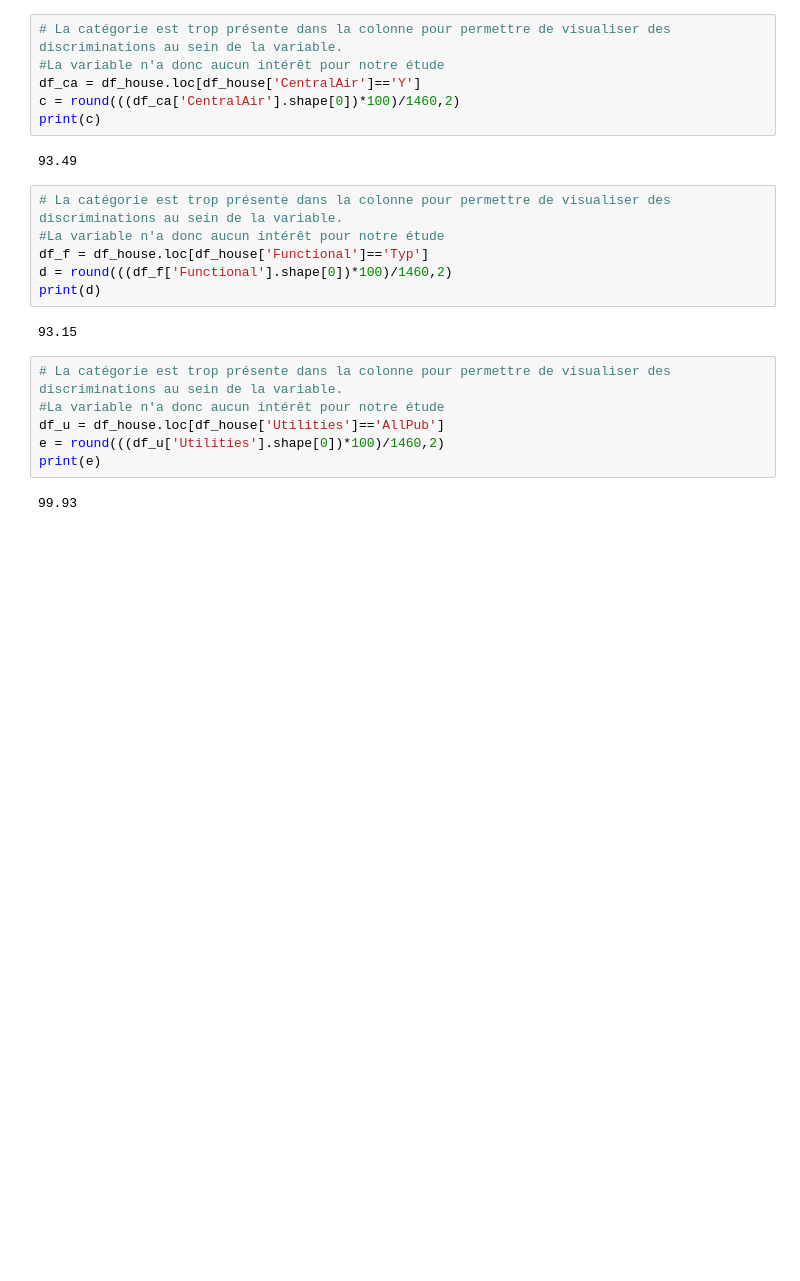
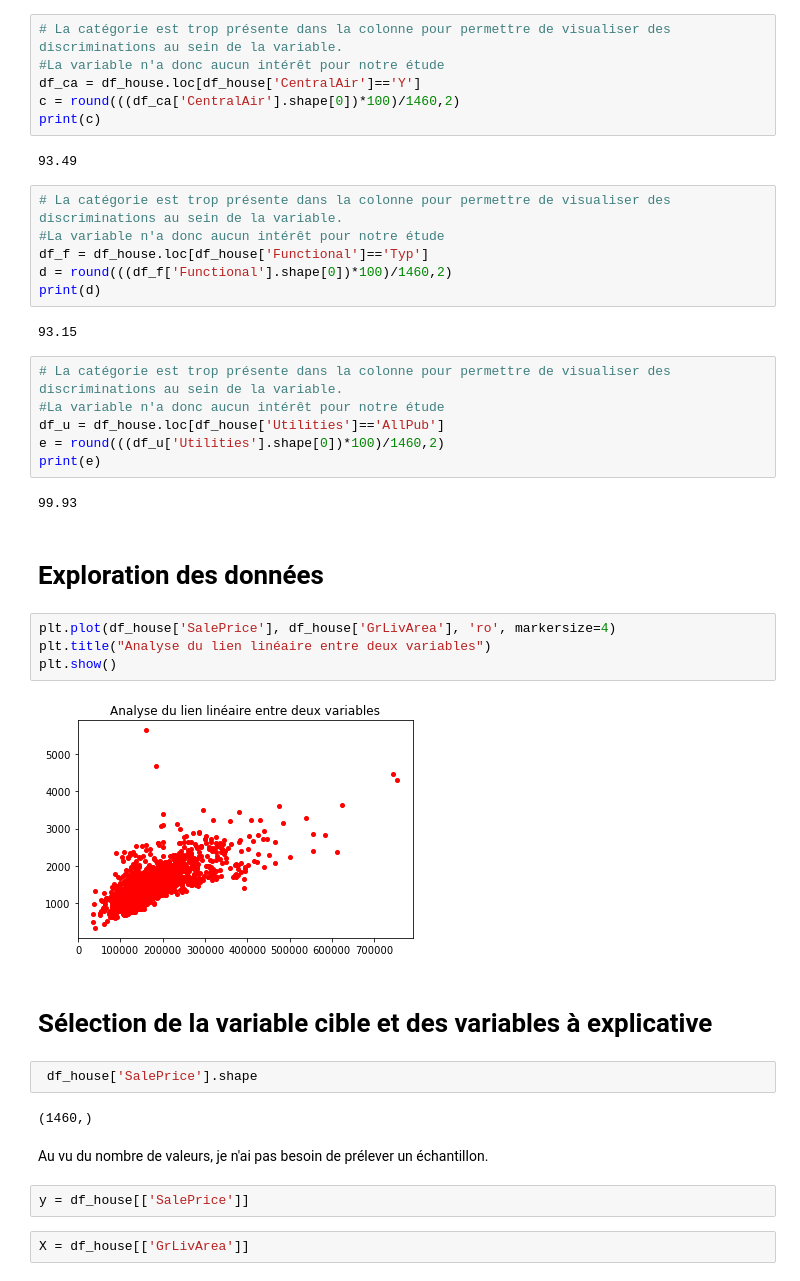
Before and after one commit to camillesauer/eda_maison, a Jupyter notebook: eda_maison.ipynb, the cells around one changed output. Cells and saved outputs as stored; diff of their text form; blank space fills up the shorter version.

```diff
--- a/eda_maison.ipynb
+++ b/eda_maison.ipynb
@@ -288,3 +288,23 @@ e = round(((df_u['Utilities'].shape[0])*100)/1460,2)
 print(e)
 # %% [output]
 99.93
+# %% [markdown]
+# Exploration des données
+# %%
+plt.plot(df_house['SalePrice'], df_house['GrLivArea'], 'ro', markersize=4)
+plt.title("Analyse du lien linéaire entre deux variables")
+plt.show()
+# %% [output]
+[figure, added]
+# %% [markdown]
+# Sélection de la variable cible et des variables à explicative
+# %%
+ df_house['SalePrice'].shape
+# %% [output]
+(1460,)
+# %% [markdown]
+Au vu du nombre de valeurs, je n'ai pas besoin de prélever un échantillon.
+# %%
+y = df_house[['SalePrice']]
+# %%
+X = df_house[['GrLivArea']]
```
Also changed, not shown: parts of 29 cells of this notebook.
